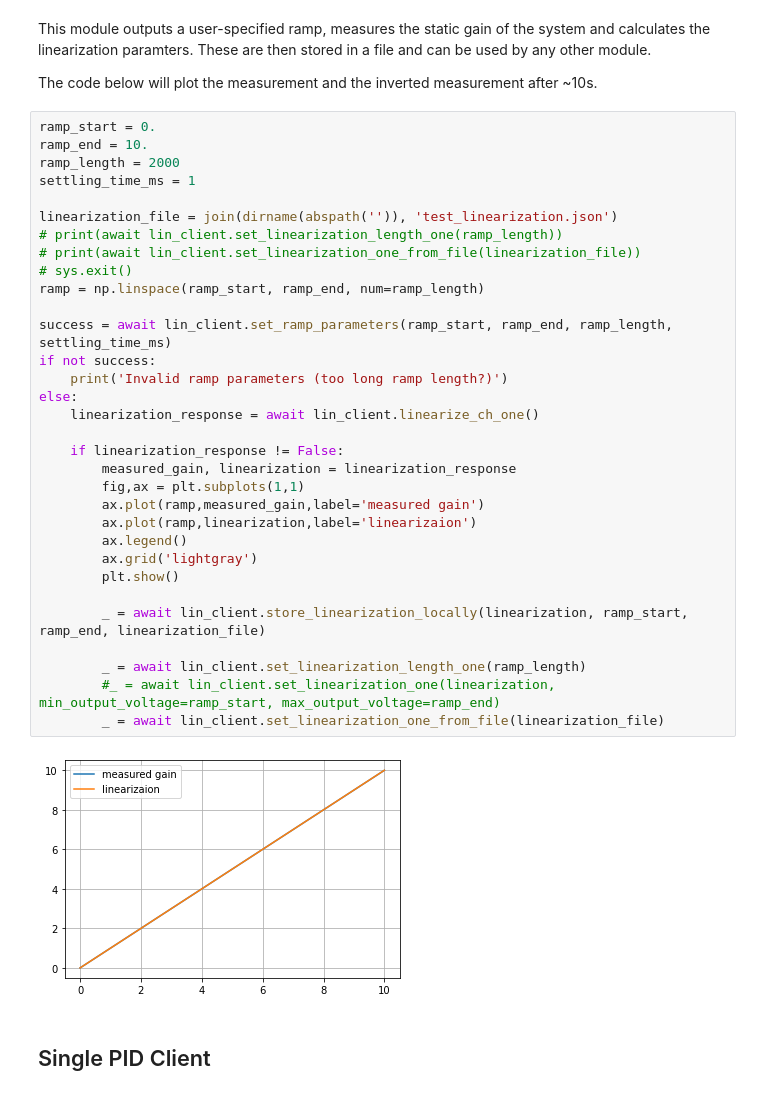
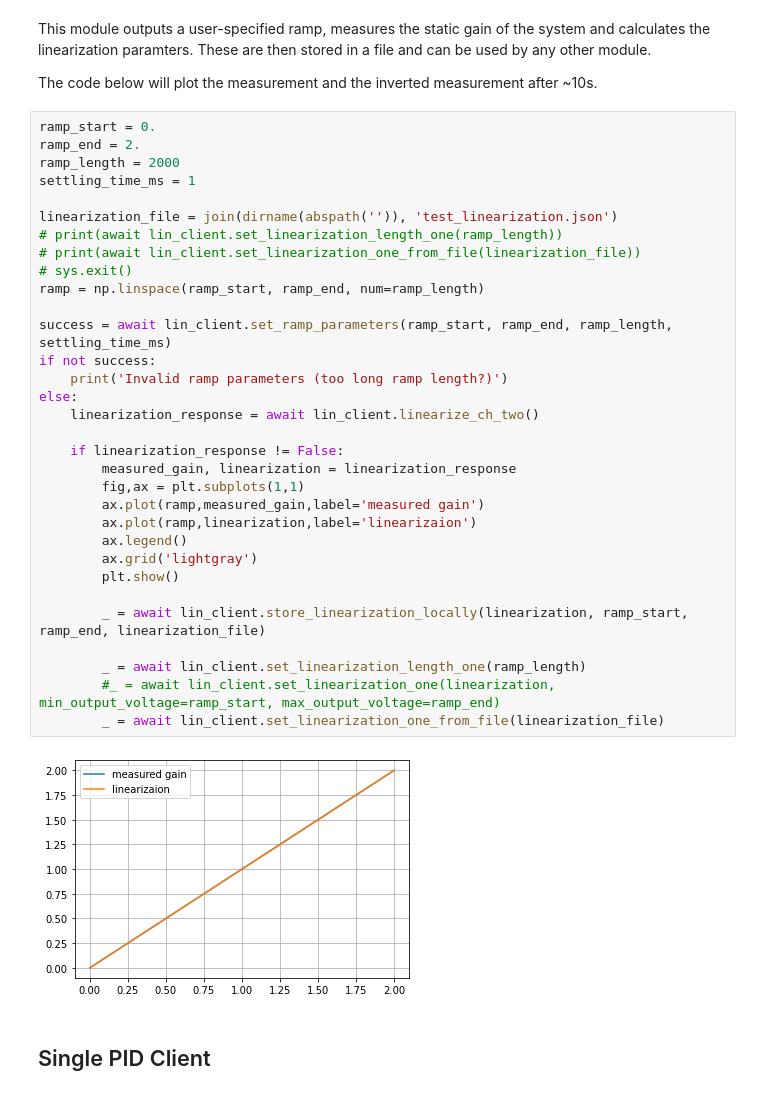
Before and after one commit to gmarius780/lockstar, a Jupyter notebook: code/client/python/lockstar_client/interfaces/lockstar_interface.ipynb, the cells around one changed output. Drawn from its saved outputs; the diff is of its cells as text.

```diff
--- a/code/client/python/lockstar_client/interfaces/lockstar_interface.ipynb
+++ b/code/client/python/lockstar_client/interfaces/lockstar_interface.ipynb
@@ -33,38 +33,38 @@ by any other module.
 The code below will plot the measurement and the inverted measurement after ~10s.
 # %%
 ramp_start = 0.
-ramp_end = 10.
+ramp_end = 2.
 ramp_length = 2000
 settling_time_ms = 1
 
 linearization_file = join(dirname(abspath('')), 'test_linearization.json')
 # print(await lin_client.set_linearization_length_one(ramp_length))
 # print(await lin_client.set_linearization_one_from_file(linearization_file))
 # sys.exit()
 ramp = np.linspace(ramp_start, ramp_end, num=ramp_length)
 
 success = await lin_client.set_ramp_parameters(ramp_start, ramp_end, ramp_length, settling_time_ms)
 if not success:
     print('Invalid ramp parameters (too long ramp length?)')
 else:
-    linearization_response = await lin_client.linearize_ch_one()
+    linearization_response = await lin_client.linearize_ch_two()
 
     if linearization_response != False:
         measured_gain, linearization = linearization_response
         fig,ax = plt.subplots(1,1)
         ax.plot(ramp,measured_gain,label='measured gain')
         ax.plot(ramp,linearization,label='linearizaion')
         ax.legend()
         ax.grid('lightgray')
         plt.show()
 
         _ = await lin_client.store_linearization_locally(linearization, ramp_start, ramp_end, linearization_file)
 
         _ = await lin_client.set_linearization_length_one(ramp_length)
         #_ = await lin_client.set_linearization_one(linearization, min_output_voltage=ramp_start, max_output_voltage=ramp_end)
         _ = await lin_client.set_linearization_one_from_file(linearization_file)
 # %% [output]
-[figure, old version]
+[figure, new version]
 # %% [markdown]
 ## Single PID Client
 # %%
```
Also changed, not shown: parts of 10 cells of this notebook, 6 other files.
